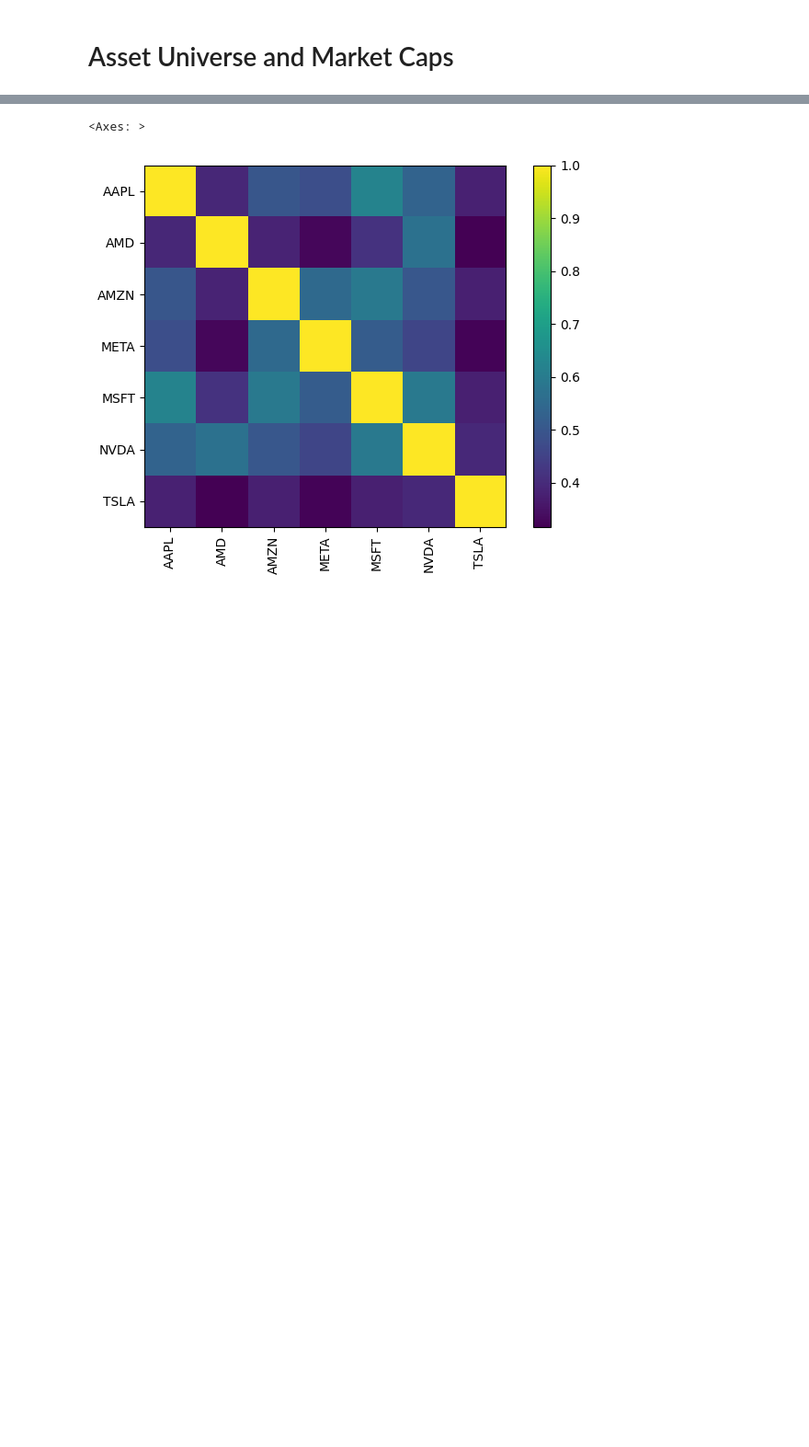
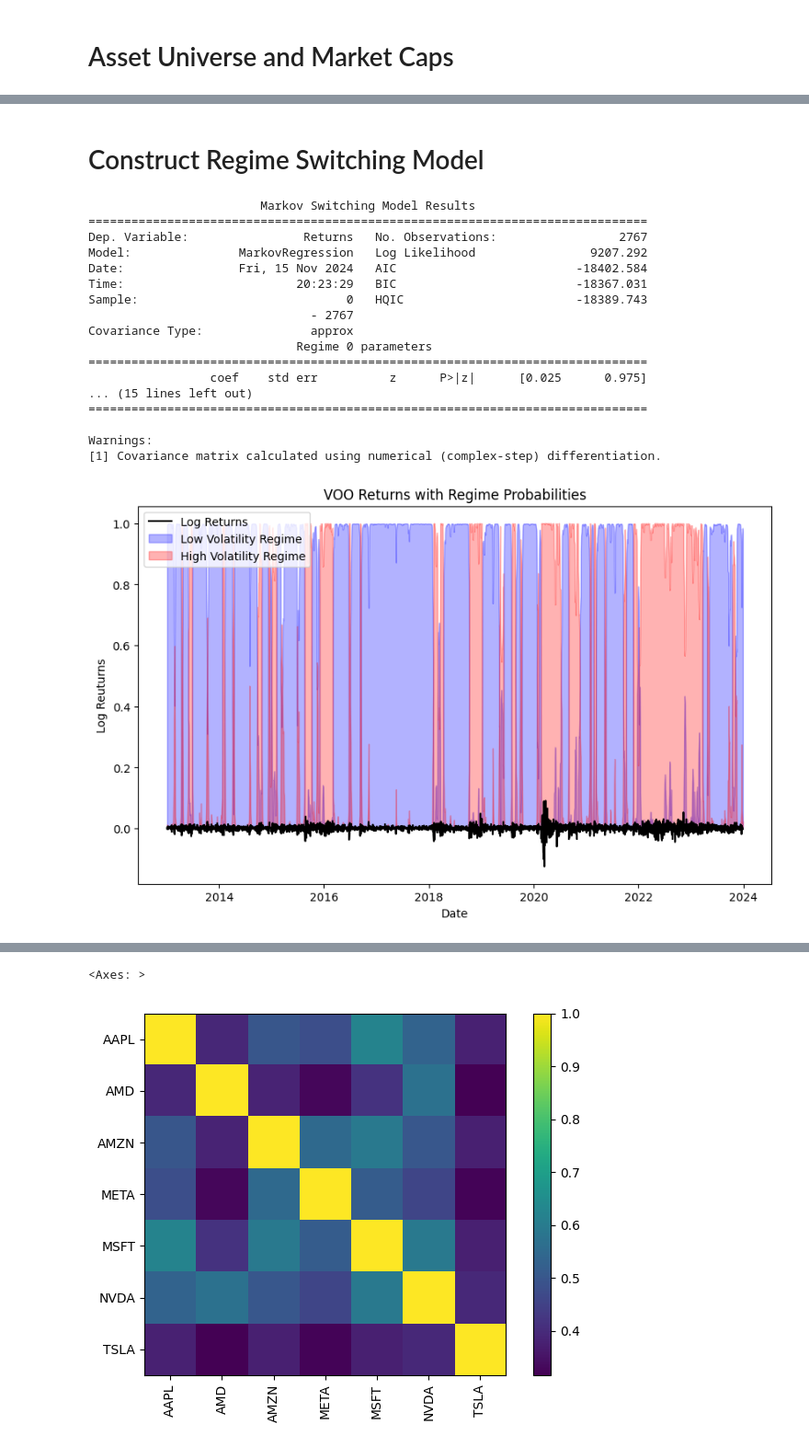
Before and after one commit to chantalmaskell/Black_Litterman_Portfolio_Optimisation, a Jupyter notebook: notebook.ipynb, the cells around one changed output, grey strips where cells are left out. Shown at 92% size. Saved outputs shown, nothing was run; the diff lists cells and outputs as text; code cells hidden in the pictures; blank space fills up the shorter version.

```diff
--- a/notebook.ipynb
+++ b/notebook.ipynb
@@ -35,0 +74,46 @@ for ticker in tickers:
+# %% [markdown]
+# Construct Regime Switching Model
+# %%
+def fit_markov_regression(etf_data, k_regimes=2, switching_variance=True):
+    model = MarkovRegression(etf_data['Returns'], k_regimes=k_regimes, switching_variance=switching_variance)
+    results = model.fit()
+    print(results.summary())
+
+    return results, results.summary()
+
+results, summary = fit_markov_regression(etf_data)
+
+# To visalise when the market is in bull/bear periods. Can see the likelihood of each one occuring using smoothed probabilities
+def plot_regime_probabilities(etf_data):
+    fig, ax = plt.subplots(figsize=(10, 6))
+    ax.plot(etf_data. index, etf_data['Returns'], label='Log Returns', color='black')
+
+    ax.fill_between(etf_data.index, 0, results.smoothed_marginal_probabilities[0], color='blue', alpha=0.3, label='Low Volatility Regime')
+    ax.fill_between(etf_data.index, 0, results.smoothed_marginal_probabilities[1], color='red', alpha=0.3, label='High Volatility Regime') # Any red sections show the market in high volatility period
+
+    ax.set_title('VOO Returns with Regime Probabilities')
+    ax.set_xlabel('Date')
+    ax.set_ylabel("Log Reuturns")
+    ax.legend(loc='upper left')
+    plt.show()
+
+plot_regime_probabilities(etf_data)
+# %% [output]
+                        Markov Switching Model Results
+==============================================================================
+Dep. Variable:                Returns   No. Observations:                 2767
+Model:               MarkovRegression   Log Likelihood                9207.292
+Date:                Fri, 15 Nov 2024   AIC                         -18402.584
+Time:                        20:23:29   BIC                         -18367.031
+Sample:                             0   HQIC                        -18389.743
+                               - 2767
+Covariance Type:               approx
+                             Regime 0 parameters
+==============================================================================
+                 coef    std err          z      P>|z|      [0.025      0.975]
+... (15 lines left out)
+==============================================================================
+
+Warnings:
+[1] Covariance matrix calculated using numerical (complex-step) differentiation.
+[figure, added]
```
Also changed, not shown: parts of 29 cells of this notebook, 3 other files.
